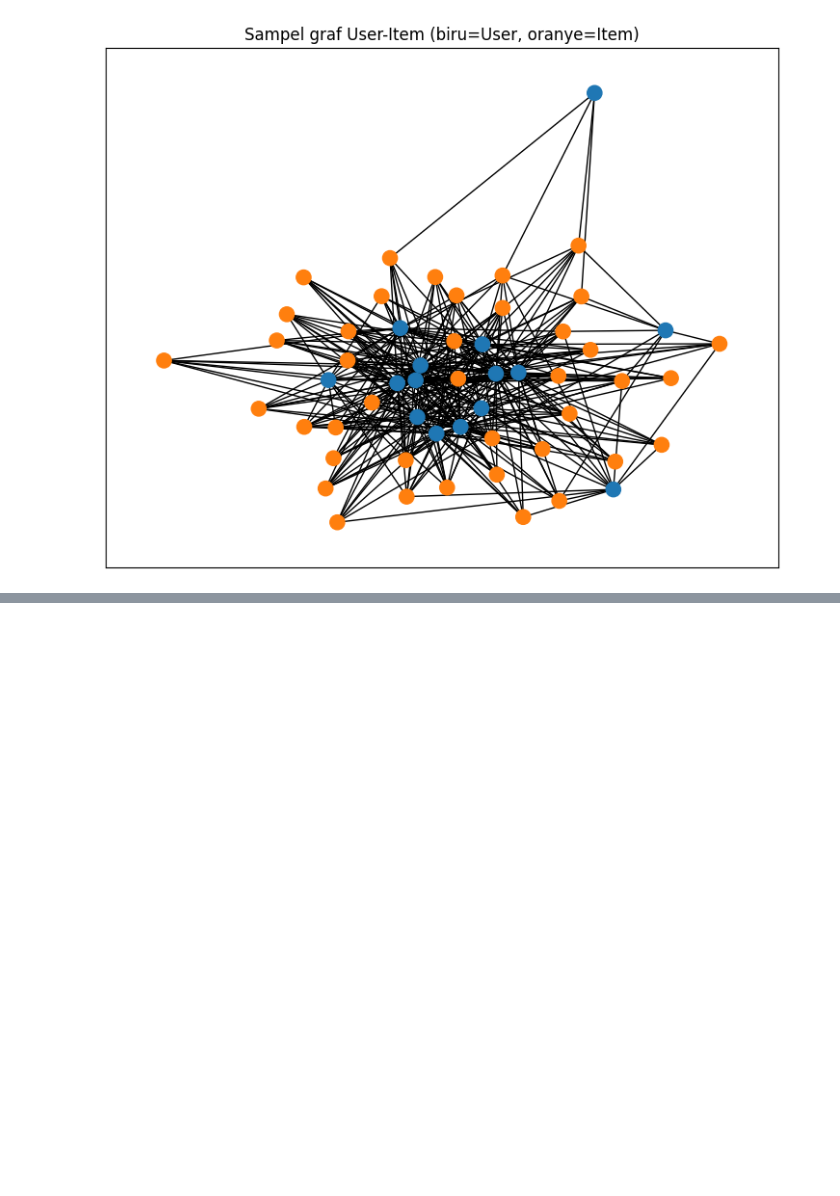
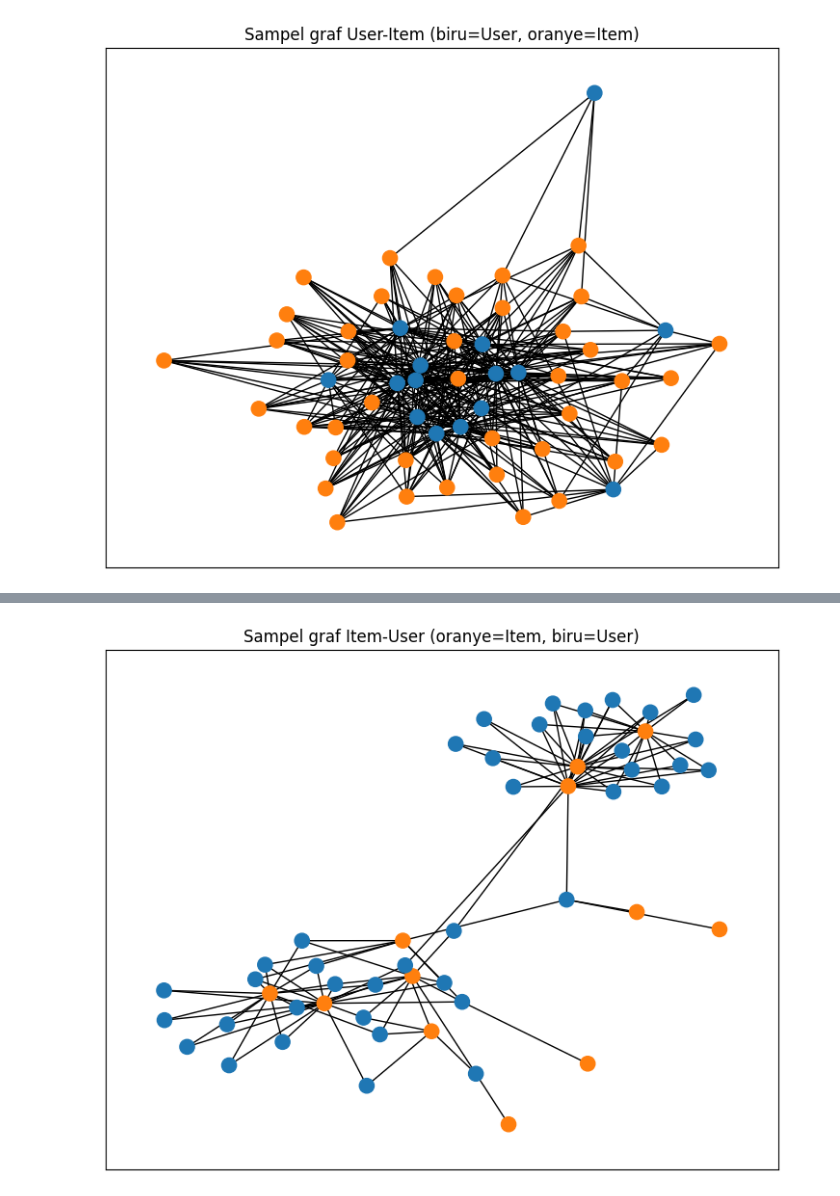
Before and after one commit to nuhaasalsabila/uts-graf-nuhaa-045, a Jupyter notebook: uts.ipynb, the cells around one changed output, grey strips where cells are left out. Drawn from its saved outputs; the diff is of its cells as text; code cells hidden in the pictures; blank space fills up the shorter version.

Commit message:
2.1 no 5 VSM item

```diff
--- a/uts.ipynb
+++ b/uts.ipynb
@@ -132,0 +154,18 @@ plt.show()
+# %%
+#5.2 plot networkx
+top_items = agg.groupby("itemid").size().sort_values(ascending=False).head(15).index
+sub = agg[agg["itemid"].isin(top_items)]
+sub = sub[sub["visitorid"].isin(sub["visitorid"].value_counts().head(40).index)]
+
+G = nx.Graph()
+for r in sub.itertuples():
+    G.add_edge(f"I{r.itemid}", f"U{r.visitorid}", weight=r.w)
+
+warna = ["tab:orange" if n.startswith("I") else "tab:blue" for n in G.nodes]
+plt.figure(figsize=(9, 7))
+nx.draw_networkx(G, node_color=warna, node_size=120, with_labels=False)
+plt.title("Sampel graf Item-User (oranye=Item, biru=User)")
+plt.savefig("plot_item_user.png", dpi=150)
+plt.show()
+# %% [output]
+[figure, added]
```
Also changed, not shown: parts of 2 cells of this notebook, 1 other file.
